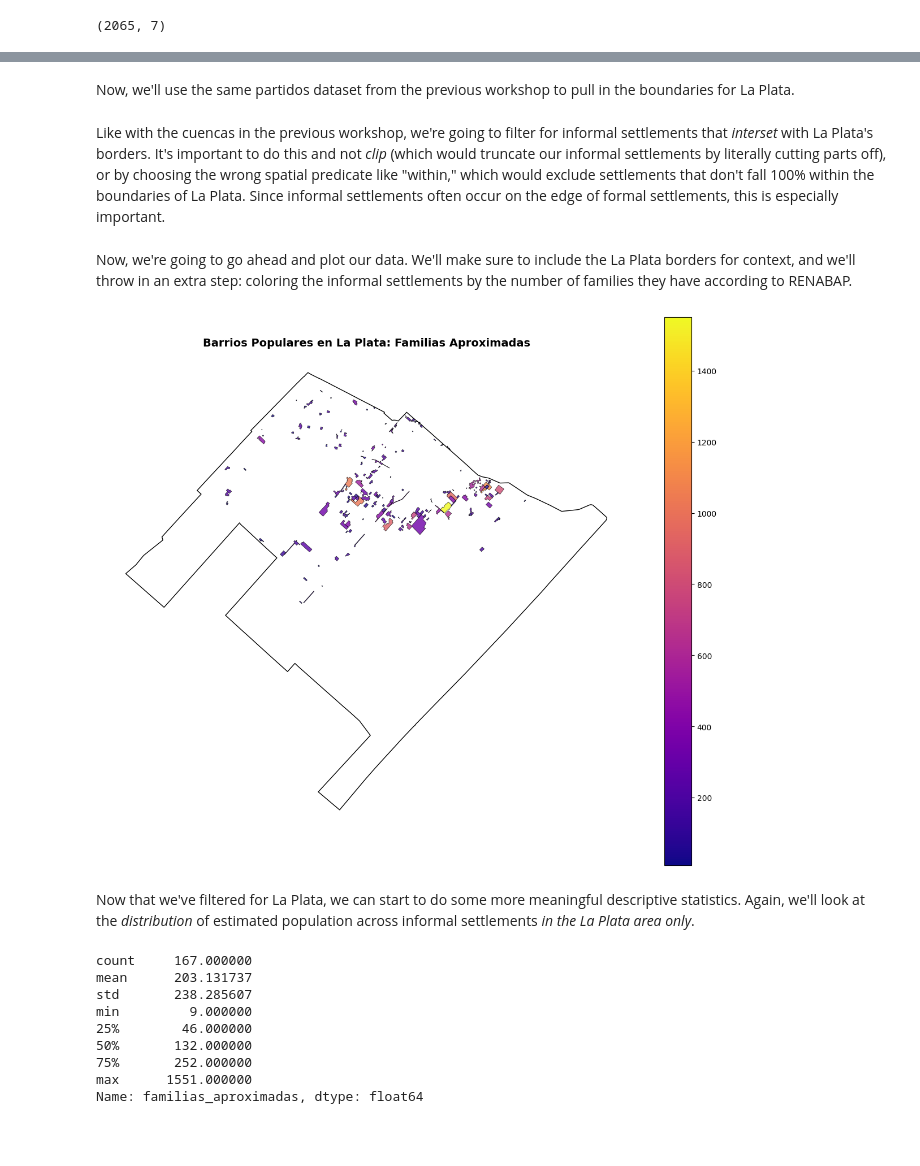
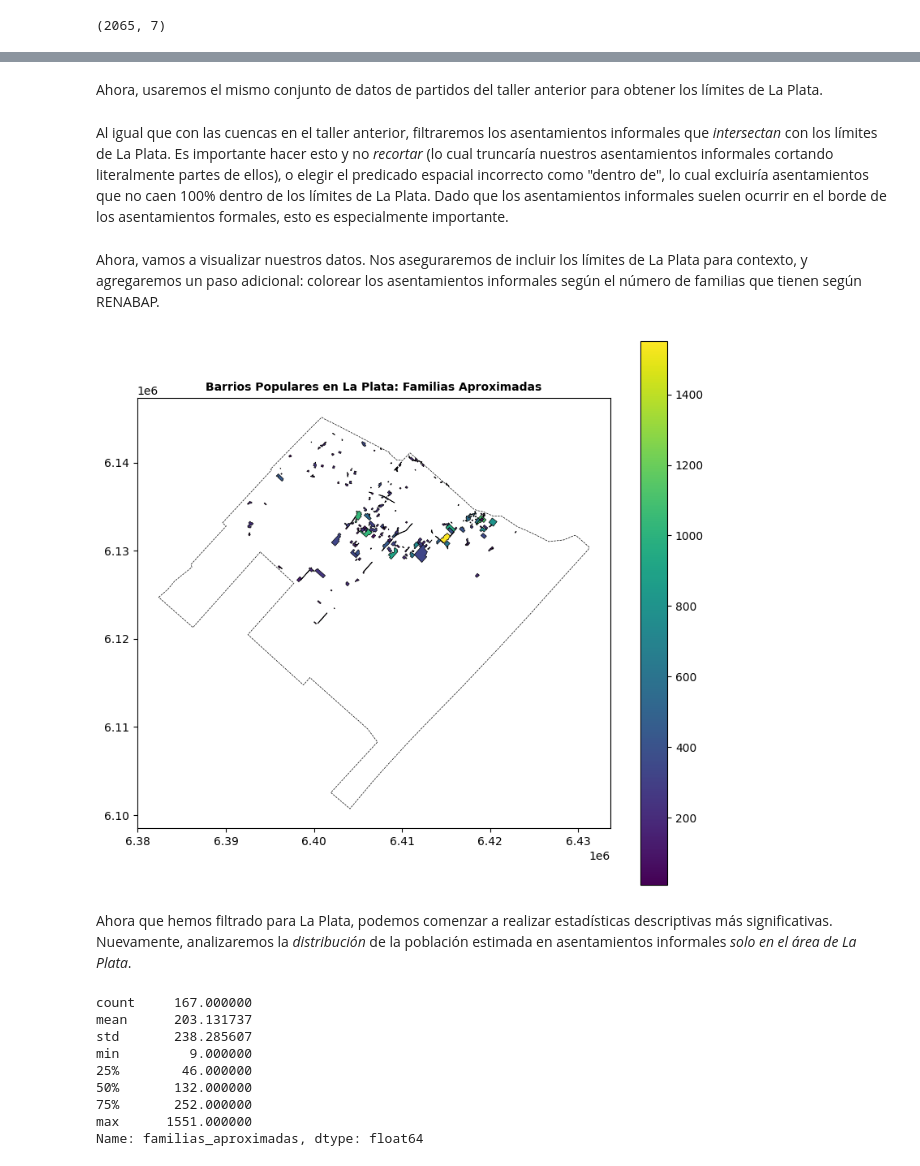
Before and after one commit to nlebovits/datos-escala-humana, a Jupyter notebook: es/datos-abiertos/unidad_2_soluciones.ipynb, the cells around one changed output, grey strips where cells are left out. Saved outputs shown, nothing was run; the diff lists cells and outputs as text; code cells hidden in the pictures; blank space fills up the shorter version.

Commit message:
try to fix with ruff; finish unit 2 workshop

```diff
--- a/es/datos-abiertos/unidad_2_soluciones.ipynb
+++ b/es/datos-abiertos/unidad_2_soluciones.ipynb
@@ -37,14 +35,14 @@ Since the data are listed as a flat file (a single, static dataset that you down
 # %%
-RENABAP_URL = (
+renabap_ruta = (
     "https://www.argentina.gob.ar/sites/default/files/renabap-2023-12-06.geojson"
 )
 
-# TODO: load renabap data directly using geopandas
-renabap = gpd.read_file(RENABAP_URL)
+# TODO: cargar los datos de RENABAP directamente usando geopandas
+renabap = gpd.read_file(renabap_ruta)
 
-# TODO: filter by the "provincia" column for data in Buenos Aires
+# TODO: filtrar por la columna "provincia" para datos de Buenos Aires
 renabap_pba = renabap[renabap["provincia"] == "Buenos Aires"]
 
-# TODO: reproject the data to the USE_CRS
+# TODO: reproyectar los datos al USE_CRS
 renabap_pba = renabap_pba.to_crs(USE_CRS)
 # %% [markdown]
@@ -87,5 +104,5 @@ max    6545.000000           8635.000000
 # %% [markdown]
-Now, we'll use the same partidos dataset from the previous workshop to pull in the boundaries for La Plata.
+Ahora, usaremos el mismo conjunto de datos de partidos del taller anterior para obtener los límites de La Plata.
 # %%
 # Cargar partidos desde el servicio WFS de ARBA GeoServer
 if os.path.exists("pba_partidos.geojson"):
@@ -118,42 +135,47 @@ la_plata = la_plata.copy()
 main_geom = la_plata.geometry.iloc[0]
 la_plata.loc[la_plata.index[0], "geometry"] = max(main_geom.geoms, key=lambda p: p.area)
 # %% [markdown]
-Like with the cuencas in the previous workshop, we're going to filter for informal settlements that _interset_ with La Plata's borders. It's important to do  this and not _clip_ (which would truncate our informal settlements by literally cutting parts off), or by choosing the wrong spatial predicate like "within," which would exclude settlements that don't fall 100% within the boundaries of La Plata. Since informal settlements often occur on the edge of formal settlements, this is especially important.
+Al igual que con las cuencas en el taller anterior, filtraremos los asentamientos informales que _intersectan_ con los límites de La Plata. Es importante hacer esto y no _recortar_ (lo cual truncaría nuestros asentamientos informales cortando literalmente partes de ellos), o elegir el predicado espacial incorrecto como "dentro de", lo cual excluiría asentamientos que no caen 100% dentro de los límites de La Plata. Dado que los asentamientos informales suelen ocurrir en el borde de los asentamientos formales, esto es especialmente importante.
 # %%
 renabap_la_plata = renabap_pba[
-    renabap_pba.geometry.intersects(la_plata.union_all())
-].copy()
+    renabap_pba.geometry.intersects(
+        la_plata.union_all()
+    )  # union_all() combina todas las geometrías de La Plata en caso de que haya múltiples polígonos
+].copy()  # .copy() crea una copia independiente para evitar advertencias al modificar
 # %% [markdown]
-Now, we're going to go ahead and plot our data. We'll make sure to include the La Plata borders for context, and we'll throw in an extra step: coloring the informal settlements by the number of families they have according to RENABAP.
+Ahora, vamos a visualizar nuestros datos. Nos aseguraremos de incluir los límites de La Plata para contexto, y agregaremos un paso adicional: colorear los asentamientos informales según el número de familias que tienen según RENABAP.
 # %%
-fig, ax = plt.subplots(figsize=(12, 10))
+# TODO: visualizar los asentamientos informales de La Plata
+#       - agregar los límites de La Plata para contexto
+#       - colorear usando la columna "familias_aproximadas"
+#       - incluir una leyenda y un titulo descriptivo
+#       - experimentá con diferentes colormaps y estilos de borde
+
+
+fig, ax = plt.subplots(figsize=(8, 7))
+
 
 renabap_la_plata.plot(
     "familias_aproximadas",
     ax=ax,
     legend=True,
-    cmap="plasma",
+    cmap="viridis",
     edgecolor="black",
     linewidth=0.5,
-    alpha=0.8,
 )
 
-la_plata.boundary.plot(ax=ax, color="black", linewidth=1)
+la_plata.boundary.plot(ax=ax, color="black", linewidth=0.5, linestyle="--")
 
-# Add title
 ax.set_title(
     "Barrios Populares en La Plata: Familias Aproximadas",
-    fontsize=14,
+    fontsize=10,
     fontweight="bold",
 )
 
-# Remove axes
-ax.set_axis_off()
-
 plt.tight_layout()
 plt.show()
 # %% [output]
-[figure, old version]
+[figure, new version]
 # %% [markdown]
-Now that we've filtered for La Plata, we can start to do some more meaningful descriptive statistics. Again, we'll look at the _distribution_ of estimated population across informal settlements _in the La Plata area only_.
+Ahora que hemos filtrado para La Plata, podemos comenzar a realizar estadísticas descriptivas más significativas. Nuevamente, analizaremos la _distribución_ de la población estimada en asentamientos informales _solo en el área de La Plata_.
 # %%
```
Also changed, not shown: parts of 21 cells of this notebook, 4 other files.
